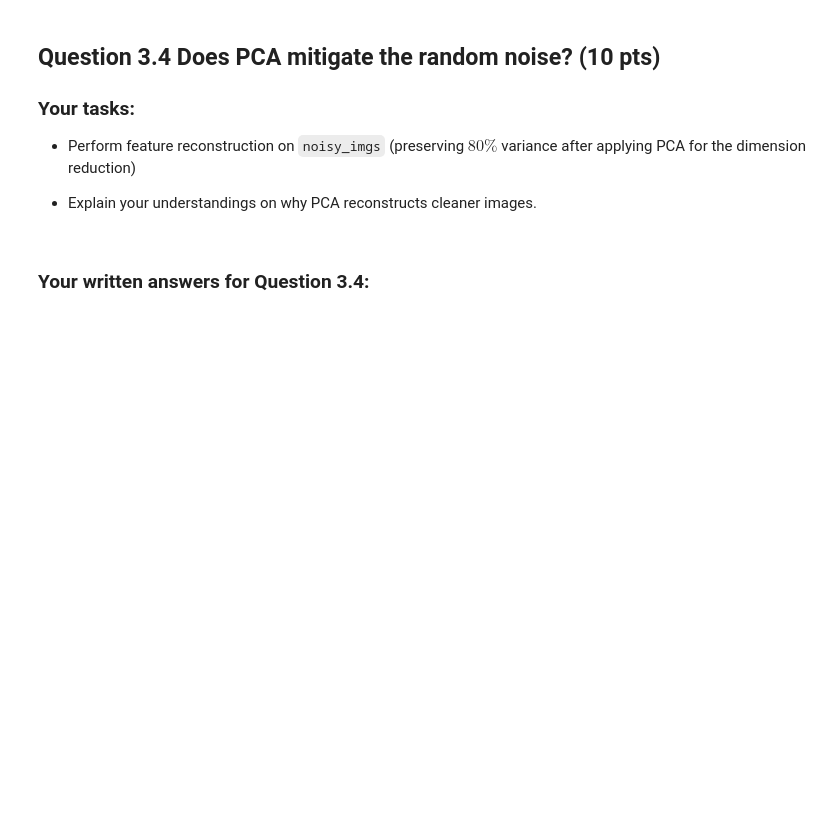
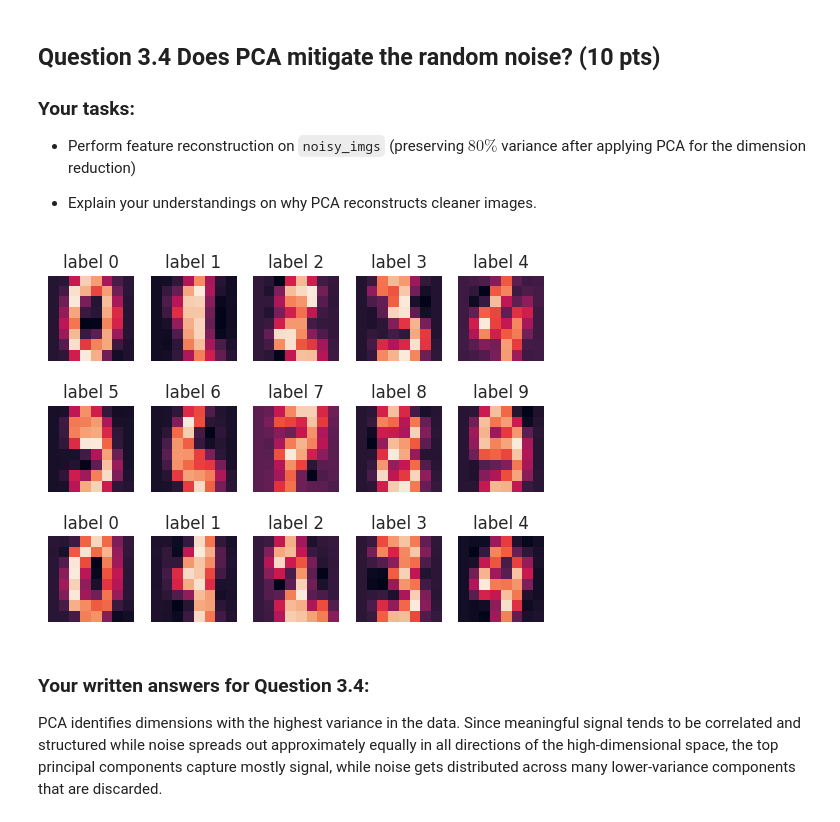
Before and after one commit to Mengxiao-Hu/CSE242, a Jupyter notebook: Assignment2.ipynb, the cells around one changed output. Saved outputs shown, nothing was run; the diff lists cells and outputs as text; code cells hidden in the pictures; blank space fills up the shorter version.

```diff
--- a/Assignment2.ipynb
+++ b/Assignment2.ipynb
@@ -371,12 +496,16 @@ display_digits(noisy_imgs)
 # %%
 ################# Your answer for Question 3.4   #################
 
-
+pca_denoising = PCA(0.8).fit(noisy_imgs)
+lower_dimension = pca_denoising.fit_transform(data_digit.data)
 
 # name the reconstructed images from noisy images as 'reconstructed_noise'
-reconstructed_noise =
+reconstructed_noise = pca_denoising.inverse_transform(lower_dimension)
 # Display the reconstructed images
 display_digits(reconstructed_noise)
 ################# Complete the code above #################
+# %% [output]
+[figure, added]
 # %% [markdown]
 ### Your written answers for Question 3.4:
+PCA identifies dimensions with the highest variance in the data. Since meaningful signal tends to be correlated and structured while noise spreads out approximately equally in all directions of the high-dimensional space, the top principal components capture mostly signal, while noise gets distributed across many lower-variance components that are discarded.
```
Also changed, not shown: parts of 27 cells of this notebook, 1 other file.
